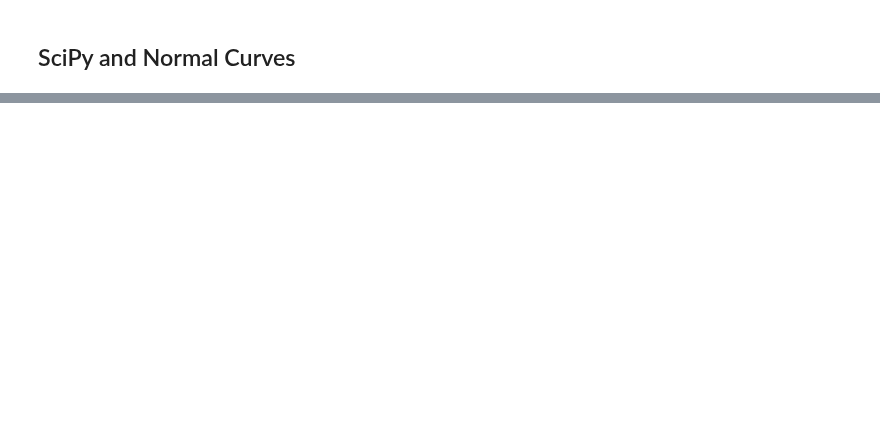
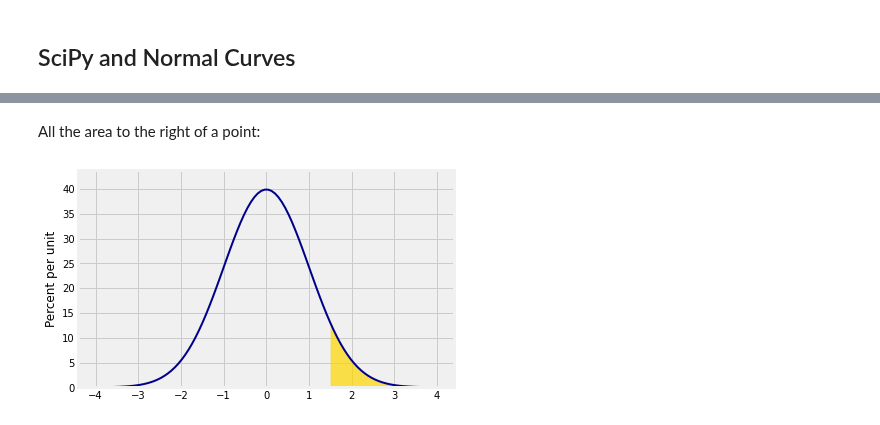
Before and after one commit to prob140/textbook, a Jupyter notebook: content/Chapter_14/04_SciPy_and_Normal_Curves.ipynb, the cells around one changed output, grey strips where cells are left out. Drawn from its saved outputs; the diff is of its cells as text; code cells hidden in the pictures; blank space fills up the shorter version.

```diff
--- a/content/Chapter_14/04_SciPy_and_Normal_Curves.ipynb
+++ b/content/Chapter_14/04_SciPy_and_Normal_Curves.ipynb
@@ -92,0 +32,6 @@ A complete proof of this theorem is beyond the scope of this course. A calculati
+# %% [markdown]
+All the area to the right of a point:
+# %%
+Plot_norm([-4, 4], 0, 1, left_end=1.5)
+# %% [output]
+[figure, added]
```
Also changed, not shown: parts of 57 cells of this notebook.
